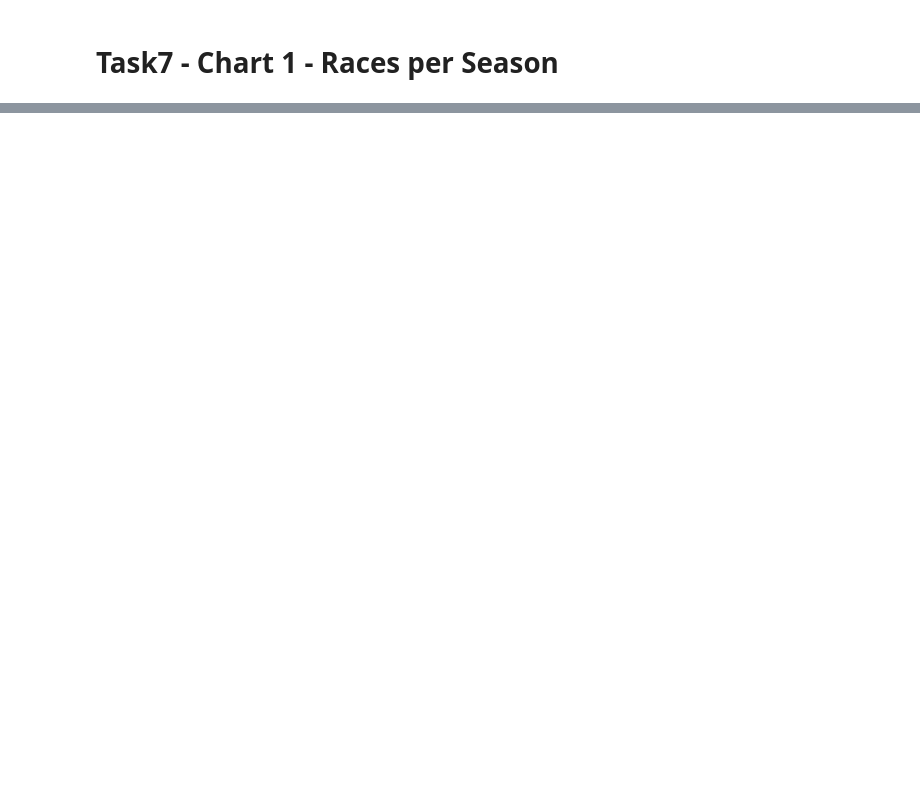
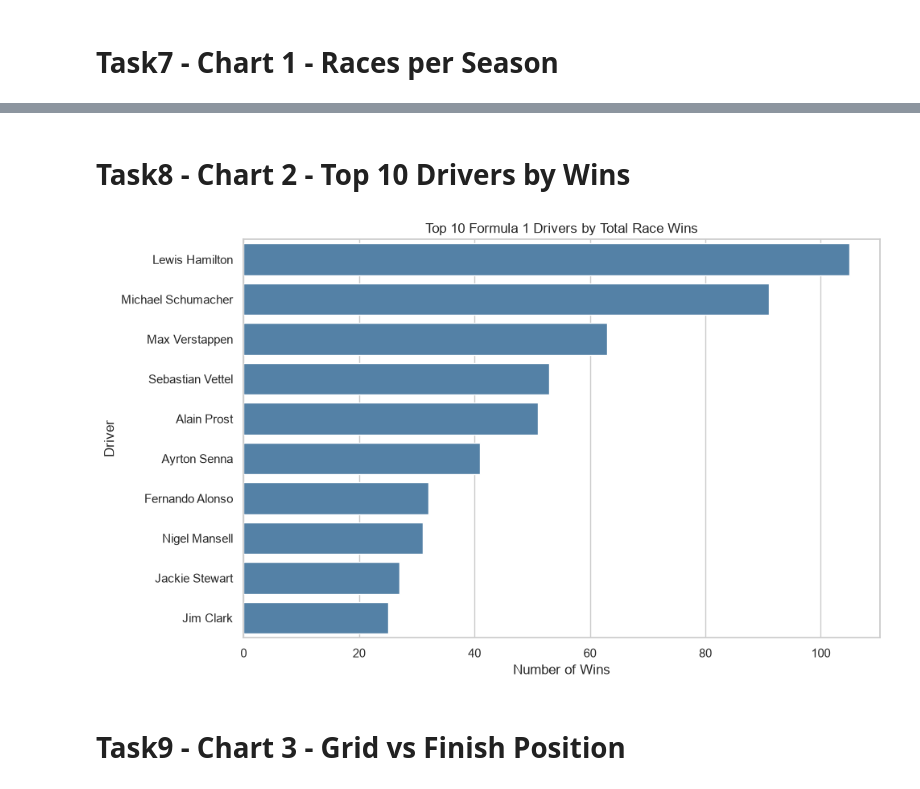
Before and after one commit to geunchankim-glitch/data-practice, a Jupyter notebook: jaeeun/task.ipynb, the cells around one changed output, grey strips where cells are left out. Drawn from its saved outputs; the diff is of its cells as text; code cells hidden in the pictures; blank space fills up the shorter version.

```diff
--- a/jaeeun/task.ipynb
+++ b/jaeeun/task.ipynb
@@ -290,0 +417,48 @@ plt.show()
+# %% [markdown]
+# Task8 - Chart 2 - Top 10 Drivers by Wins
+# %%
+results_with_position = results.assign(
+    position=pd.to_numeric(results["position"], errors="coerce")
+)
+
+wins_only = results_with_position[results_with_position["position"] == 1]
+
+wins_by_driver = (
+    wins_only
+    .groupby("driverId")
+    .size()
+    .reset_index(name="wins")
+    .merge(drivers[["driverId", "forename", "surname"]], on="driverId", how="left")
+)
+
+wins_by_driver["driver"] = (
+    wins_by_driver["forename"] + " " + wins_by_driver["surname"]
+)
+
+top10_wins = (
+    wins_by_driver[["driver", "wins"]]
+    .sort_values("wins", ascending=False)
+    .head(10)
+    .reset_index(drop=True)
+)
+
+
+plt.figure(figsize=(10, 6))
+
+sns.barplot(
+    data=top10_wins,
+    x="wins",
+    y="driver",
+    color="steelblue",   # choose any color you like
+)
+
+plt.title("Top 10 Formula 1 Drivers by Total Race Wins")
+plt.xlabel("Number of Wins")
+plt.ylabel("Driver")
+plt.tight_layout()
+plt.savefig("jaeeun/output/chart2_top10_wins.png", dpi=300)
+plt.show()
+# %% [output]
+[figure, added]
+# %% [markdown]
+# Task9 - Chart 3 - Grid vs Finish Position
```
Also changed, not shown: parts of 11 cells of this notebook.
